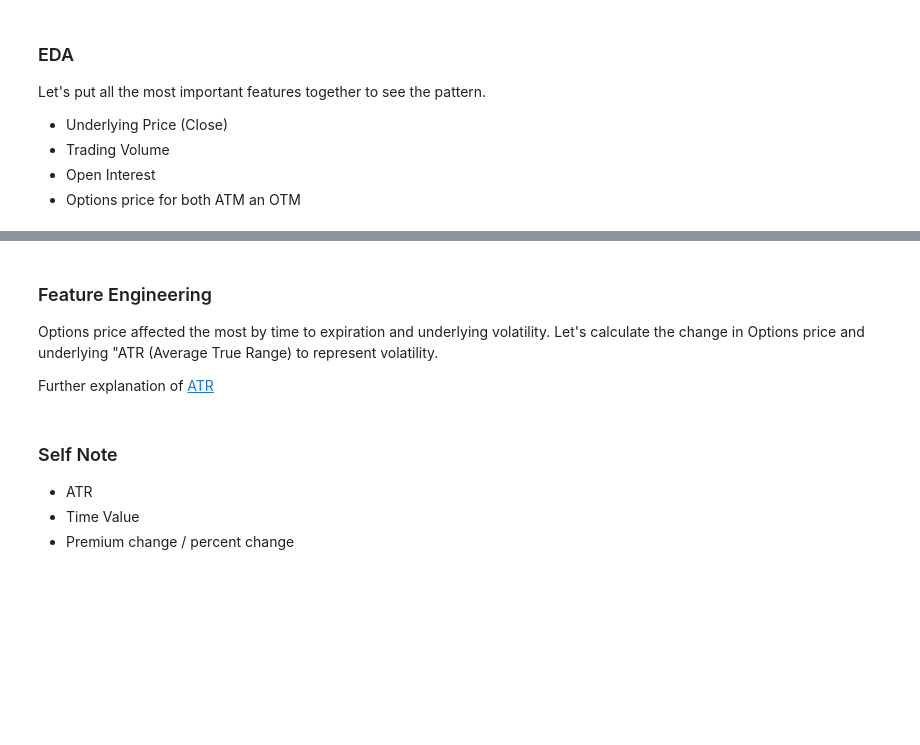
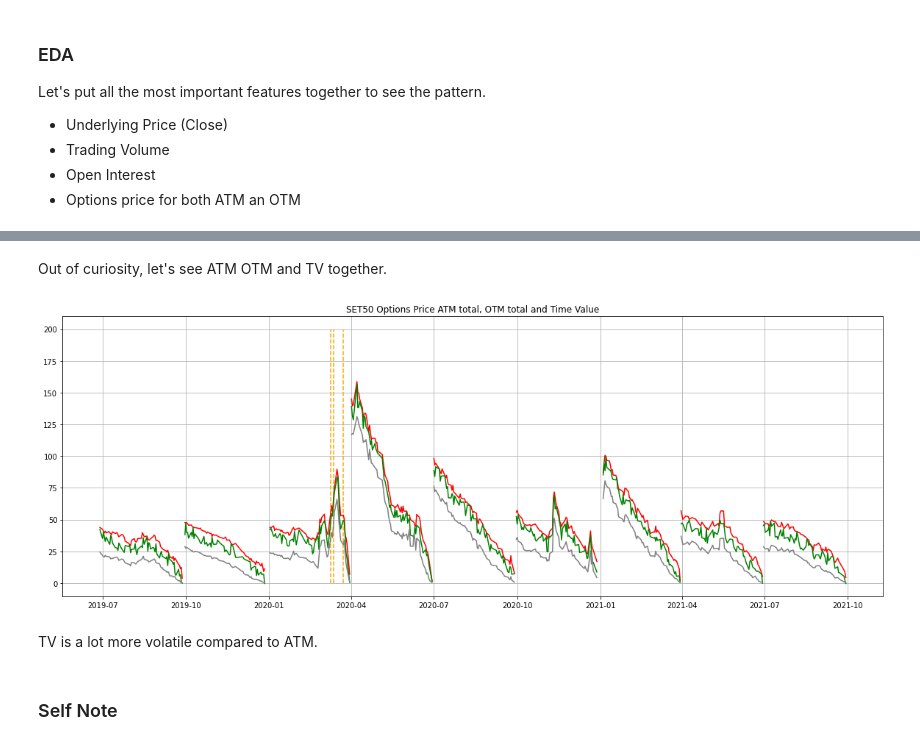
Before and after one commit to soi130/options_analysis, a Jupyter notebook: options_analytics.ipynb, the cells around one changed output, grey strips where cells are left out. Saved outputs shown, nothing was run; the diff lists cells and outputs as text; code cells hidden in the pictures; blank space fills up the shorter version.

Commit message:
done feature engineering

```diff
--- a/options_analytics.ipynb
+++ b/options_analytics.ipynb
@@ -385,0 +472,5 @@ The red lines are showing ATM while the grey lines are showing +/-1 OTM. All opt
+# %%
+for i in ready_df.index:
+    ready_df.loc[i, 'atm_tv'] = ready_df.loc[i, 'ATM premium']-abs((25*round(ready_df.loc[i, 'Close']/25))-ready_df.loc[i, 'Close']) #25*round(ready_df.loc[i, 'Close']/25) is to round to the nearest strike
+
+ready_df.head()
@@ -386 +484,23 @@ The red lines are showing ATM while the grey lines are showing +/-1 OTM. All opt
+# %% [markdown]
+Out of curiosity, let's see ATM OTM and TV together.
+# %%
+plt.figure(figsize=(20,7))
+plt.title('SET50 Options Price ATM total, OTM total and Time Value')
+for symbol in ready_df['Series'].unique():
+    plt.plot(ready_df.loc[ready_df['Series'] == symbol, 'Date'],
+                    ready_df.loc[ready_df['Series'] == symbol, 'ATM premium'],c='r',label='ATM premiun')
+for symbol in ready_df['Series'].unique():
+    plt.plot(ready_df.loc[ready_df['Series'] == symbol, 'Date'],
+                    ready_df.loc[ready_df['Series'] == symbol, 'atm_tv'],c='g',label='TV')
+for symbol in ready_df['Series'].unique():
+    plt.plot(ready_df.loc[ready_df['Series'] == symbol, 'Date'],
+                    ready_df.loc[ready_df['Series'] == symbol, '+/-1 OTM premium'],c='0.5',label='OTM premium')
+plt.vlines(['2020-03-09','2020-03-12','2020-03-23'],ymin=0,ymax=200,label='Circuit Break',linestyles='dashed',colors='orange')
+plt.grid()
+
+plt.show()
+# %% [output]
+[figure, added]
+# %% [markdown]
+TV is a lot more volatile compared to ATM.
 # %%
@@ -387,13 +508,3 @@ The red lines are showing ATM while the grey lines are showing +/-1 OTM. All opt
 ### Current Working Cell
-# %% [markdown]
-### Feature Engineering
-
-Options price affected the most by time to expiration and underlying volatility. Let's calculate the change in Options price and underlying "ATR (Average True Range) to represent volatility.
-
-Further explanation of [ATR](https://www.investopedia.com/terms/a/atr.asp)
 # %% [markdown]
 ### Self Note
-
-- ATR
-- Time Value
-- Premium change / percent change
```
Also changed, not shown: parts of 12 cells of this notebook.
